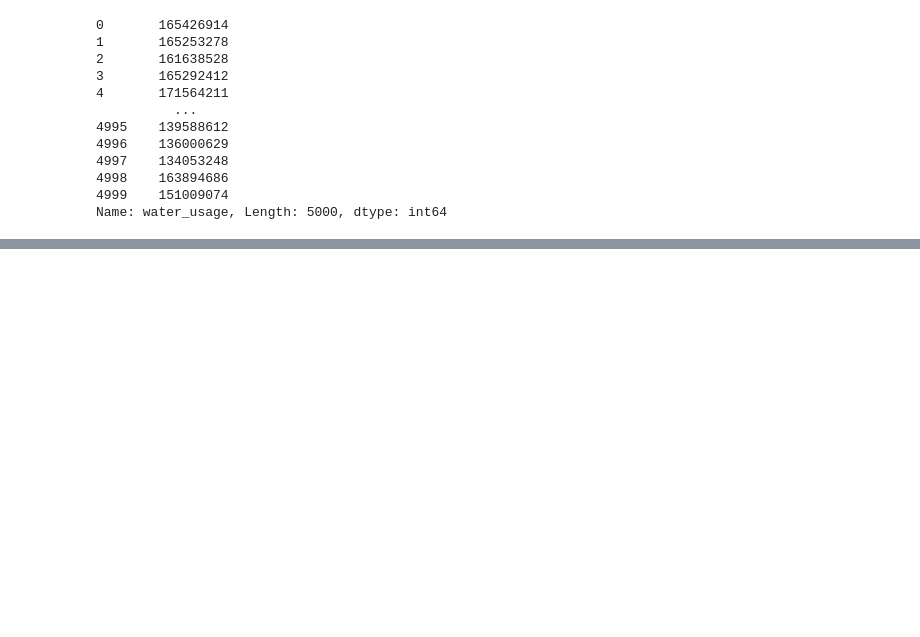
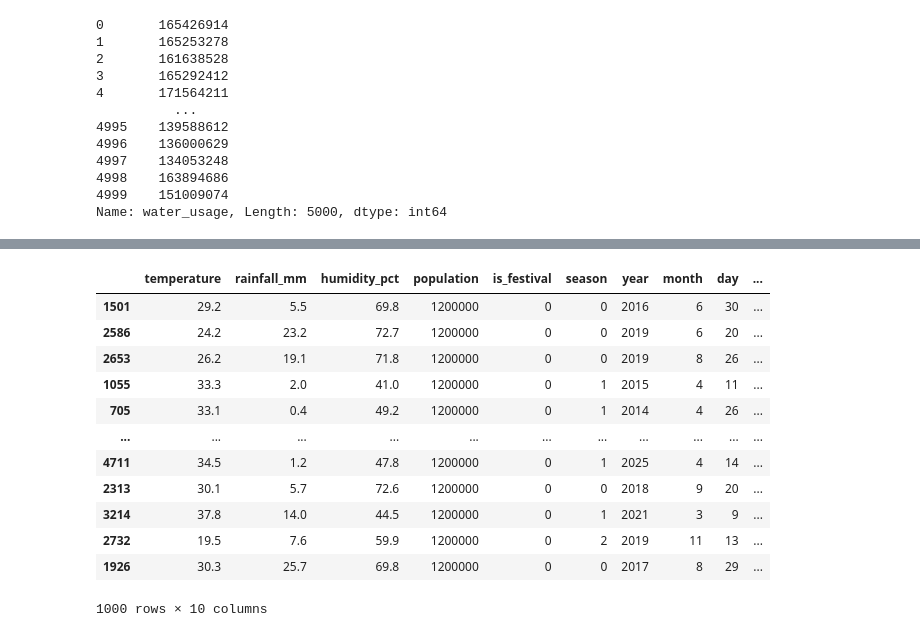
Before and after one commit to Aadeshsingh-11/-Water-Demand-Forecaster, a Jupyter notebook: main.ipynb, the cells around one changed output, grey strips where cells are left out. Saved outputs shown, nothing was run; the diff lists cells and outputs as text; code cells hidden in the pictures; blank space fills up the shorter version.

```diff
--- a/main.ipynb
+++ b/main.ipynb
@@ -135,0 +167,16 @@ Name: water_usage, Length: 5000, dtype: int64
+# %%
+X_test
+# %% [output]
+|  | temperature | rainfall_mm | humidity_pct | population | is_festival | season | year | month | day | ... |
+| 1501 | 29.2 | 5.5 | 69.8 | 1200000 | 0 | 0 | 2016 | 6 | 30 | ... |
+| 2586 | 24.2 | 23.2 | 72.7 | 1200000 | 0 | 0 | 2019 | 6 | 20 | ... |
+| 2653 | 26.2 | 19.1 | 71.8 | 1200000 | 0 | 0 | 2019 | 8 | 26 | ... |
+| 1055 | 33.3 | 2.0 | 41.0 | 1200000 | 0 | 1 | 2015 | 4 | 11 | ... |
+| 705 | 33.1 | 0.4 | 49.2 | 1200000 | 0 | 1 | 2014 | 4 | 26 | ... |
+| ... | ... | ... | ... | ... | ... | ... | ... | ... | ... | ... |
+| 4711 | 34.5 | 1.2 | 47.8 | 1200000 | 0 | 1 | 2025 | 4 | 14 | ... |
+| 2313 | 30.1 | 5.7 | 72.6 | 1200000 | 0 | 0 | 2018 | 9 | 20 | ... |
+| 3214 | 37.8 | 14.0 | 44.5 | 1200000 | 0 | 1 | 2021 | 3 | 9 | ... |
+| 2732 | 19.5 | 7.6 | 59.9 | 1200000 | 0 | 2 | 2019 | 11 | 13 | ... |
+| 1926 | 30.3 | 25.7 | 69.8 | 1200000 | 0 | 0 | 2017 | 8 | 29 | ... |
+1000 rows × 10 columns
```
Also changed, not shown: parts of 10 cells of this notebook.
